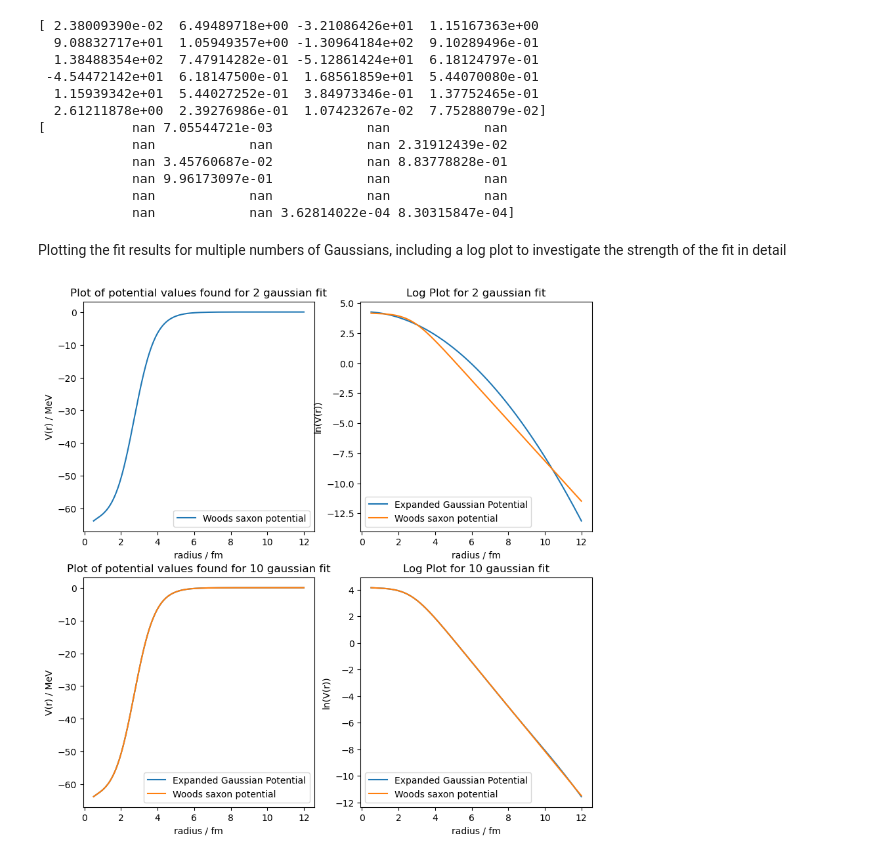
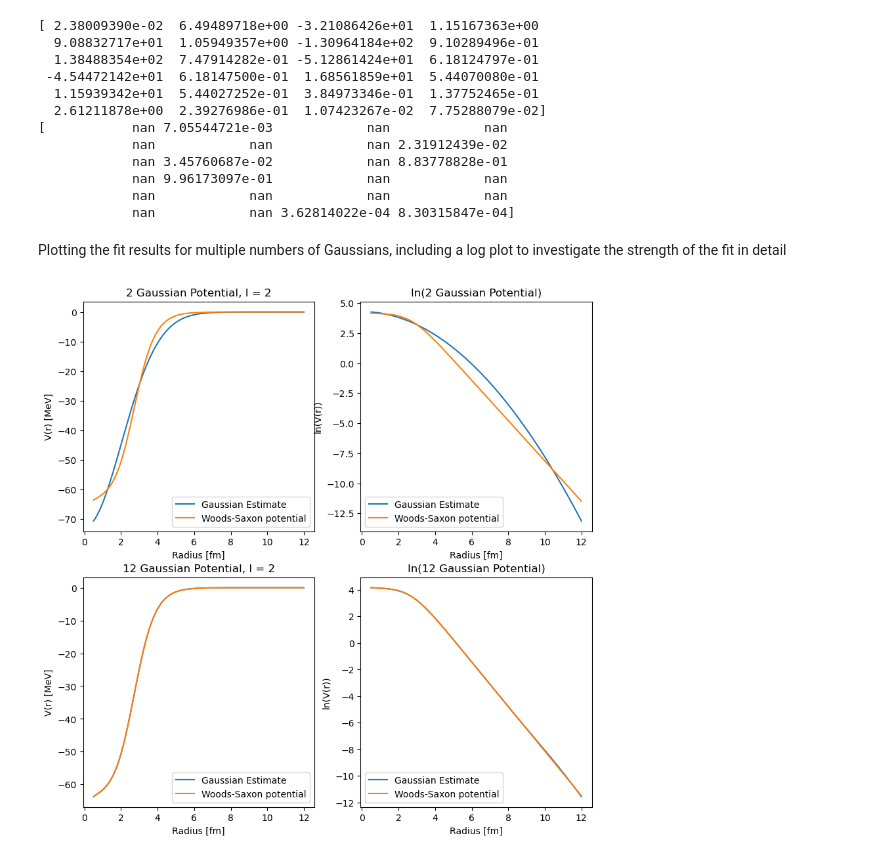
Before and after one commit to ellabeck03/halo-nuclei, a Jupyter notebook: week 6/Finding Gaussian Potential Expansion (4 11 25).ipynb, the cells around one changed output. Drawn from its saved outputs; the diff is of its cells as text; code cells hidden in the pictures.

```diff
--- a/week 6/Finding Gaussian Potential Expansion (4 11 25).ipynb
+++ b/week 6/Finding Gaussian Potential Expansion (4 11 25).ipynb
@@ -160,52 +160,52 @@ print(twelve_gaussian_errors)
             nan 9.96173097e-01            nan            nan
             nan            nan            nan            nan
             nan            nan 3.62814022e-04 8.30315847e-04]
-# %% [markdown]
-Plotting the fit results for multiple numbers of Gaussians, including a log plot to investigate the strength of the fit in detail
+# %% [markdown]
+Plotting the fit results for multiple numbers of Gaussians, including a log plot to investigate the strength of the fit in detail
 # %%
 fig = plt.figure(figsize=(10, 10))
 spec = fig.add_gridspec(ncols=2, nrows=2)
 ax_1 = fig.add_subplot(spec[0, 0])
 ax_2 = fig.add_subplot(spec[0, 1])
 ax_3 = fig.add_subplot(spec[1, 0])
 ax_4 = fig.add_subplot(spec[1, 1])
 
 g2_C_1, g2_BETA_1, g2_C_2, g2_BETA_2 = two_gaussian_curve_fit_result
 g12_C_1, g12_BETA_1, g12_C_2, g12_BETA_2, g12_C_3, g12_BETA_3, g12_C_4, g12_BETA_4, g12_C_5, g12_BETA_5, g12_C_6, g12_BETA_6, g12_C_7, g12_BETA_7, g12_C_8, g12_BETA_8, g12_C_9, g12_BETA_9, g12_C_10, g12_BETA_10, g12_C_11, g12_BETA_11, g12_C_12, g12_BETA_12 = twelve_gaussian_curve_fit_result
 
-ax_1.set_title('Plot of potential values found for 2 gaussian fit')
-ax_1.set_xlabel('radius / fm')
-ax_1.set_ylabel('V(r) / MeV')
-#ax_1.plot(r_values, two_gaussian_potential(r_values, g2_C_1, g2_BETA_1, g2_C_2, g2_BETA_2), label=f'Expanded Gaussian Potential')
-ax_1.plot(r_values, complete_potential(r_values), label='Woods saxon potential')
+ax_1.set_title('2 Gaussian Potential, l = {0}'.format(ORB_ANG_MOMENTUM))
+ax_1.set_xlabel('Radius [fm]')
+ax_1.set_ylabel('V(r) [MeV]')
+ax_1.plot(r_values, two_gaussian_potential(r_values, g2_C_1, g2_BETA_1, g2_C_2, g2_BETA_2), label=f'Gaussian Estimate')
+ax_1.plot(r_values, complete_potential(r_values), label='Woods-Saxon potential')
 ax_1.legend(loc='lower right')
 
-ax_2.set_title('Log Plot for 2 gaussian fit')
-ax_2.set_xlabel('radius / fm')
+ax_2.set_title('ln(2 Gaussian Potential)')
+ax_2.set_xlabel('Radius [fm]')
 ax_2.set_ylabel('ln(V(r))')
-ax_2.plot(r_values, np.log( -two_gaussian_potential(r_values, g2_C_1, g2_BETA_1, g2_C_2, g2_BETA_2)), label=f'Expanded Gaussian Potential')
-ax_2.plot(r_values, np.log( -complete_potential(r_values)), label='Woods saxon potential')
+ax_2.plot(r_values, np.log(-two_gaussian_potential(r_values, g2_C_1, g2_BETA_1, g2_C_2, g2_BETA_2)), label=f'Gaussian Estimate')
+ax_2.plot(r_values, np.log(-complete_potential(r_values)), label='Woods-Saxon potential')
 ax_2.legend(loc='lower left')
 
-ax_3.set_title('Plot of potential values found for 10 gaussian fit')
-ax_3.set_xlabel('radius / fm')
-ax_3.set_ylabel('V(r) / MeV')
+ax_3.set_title('12 Gaussian Potential, l = {0}'.format(ORB_ANG_MOMENTUM))
+ax_3.set_xlabel('Radius [fm]')
+ax_3.set_ylabel('V(r) [MeV]')
 ax_3.plot(r_values, twelve_gaussian_potential(r_values, g12_C_1, g12_BETA_1, g12_C_2, g12_BETA_2, g12_C_3, g12_BETA_3, g12_C_4, g12_BETA_4,
                                        g12_C_5, g12_BETA_5, g12_C_6, g12_BETA_6, g12_C_7, g12_BETA_7, g12_C_8, g12_BETA_8,
-                                       g12_C_9, g12_BETA_9, g12_C_10, g12_BETA_10, g12_C_11, g12_BETA_11, g12_C_12, g12_BETA_12), label=f'Expanded Gaussian Potential')
-ax_3.plot(r_values, complete_potential(r_values), label='Woods saxon potential')
+                                       g12_C_9, g12_BETA_9, g12_C_10, g12_BETA_10, g12_C_11, g12_BETA_11, g12_C_12, g12_BETA_12), label=f'Gaussian Estimate')
+ax_3.plot(r_values, complete_potential(r_values), label='Woods-Saxon potential')
 ax_3.legend(loc='lower right')
 
-ax_4.set_title('Log Plot for 10 gaussian fit')
-ax_4.set_xlabel('radius / fm')
+ax_4.set_title('ln(12 Gaussian Potential)')
+ax_4.set_xlabel('Radius [fm]')
 ax_4.set_ylabel('ln(V(r))')
-ax_4.plot(r_values, np.log( -twelve_gaussian_potential(r_values, g12_C_1, g12_BETA_1, g12_C_2, g12_BETA_2, g12_C_3, g12_BETA_3, g12_C_4, g12_BETA_4,
+ax_4.plot(r_values, np.log(-twelve_gaussian_potential(r_values, g12_C_1, g12_BETA_1, g12_C_2, g12_BETA_2, g12_C_3, g12_BETA_3, g12_C_4, g12_BETA_4,
                                        g12_C_5, g12_BETA_5, g12_C_6, g12_BETA_6, g12_C_7, g12_BETA_7, g12_C_8, g12_BETA_8,
-                                       g12_C_9, g12_BETA_9, g12_C_10, g12_BETA_10, g12_C_11, g12_BETA_11, g12_C_12, g12_BETA_12)), label=f'Expanded Gaussian Potential')
-ax_4.plot(r_values, np.log( -complete_potential(r_values)), label='Woods saxon potential')
+                                       g12_C_9, g12_BETA_9, g12_C_10, g12_BETA_10, g12_C_11, g12_BETA_11, g12_C_12, g12_BETA_12)), label=f'Gaussian Estimate')
+ax_4.plot(r_values, np.log(-complete_potential(r_values)), label='Woods-Saxon potential')
 ax_4.legend(loc='lower left')
 
 plt.savefig('potentials_plot.png', dpi=300)
 plt.show()
 # %% [output]
-[figure, old version]
+[figure, new version]
```
Also changed, not shown: parts of 10 cells of this notebook.
